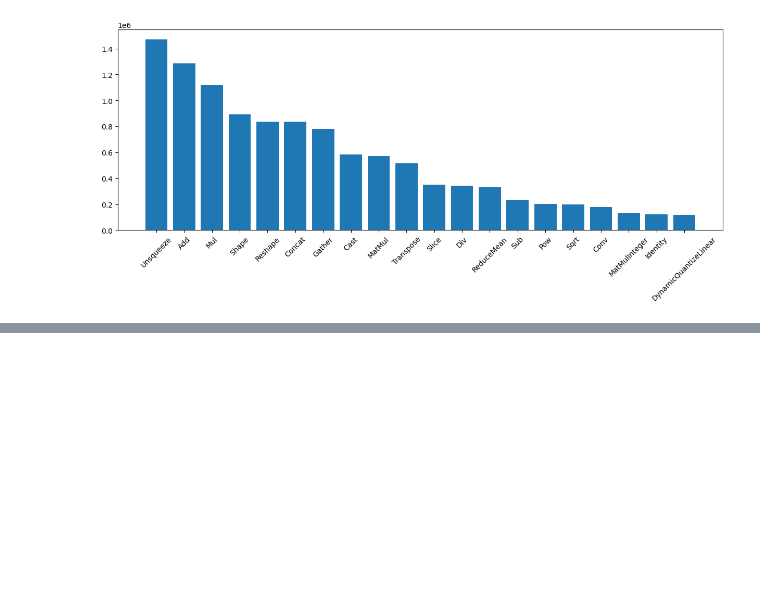
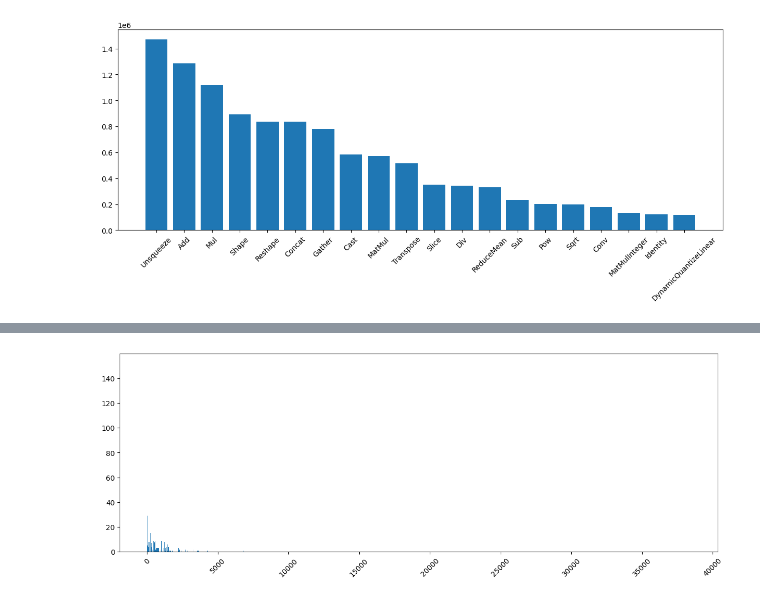
Before and after one commit to wdmdev/EdgeGen, a Jupyter notebook: notebooks/01_younger_exploration.ipynb, the cells around one changed output, grey strips where cells are left out. Saved outputs shown, nothing was run; the diff lists cells and outputs as text; code cells hidden in the pictures; blank space fills up the shorter version.

```diff
--- a/notebooks/01_younger_exploration.ipynb
+++ b/notebooks/01_younger_exploration.ipynb
@@ -93,0 +175,11 @@ plt.show()
+# %%
+# Save trees to tree_list and other to other_list
+tree_idxs = []
+
+for i, graph_path in tqdm(enumerate(graph_paths), total=len(graph_paths)):
+    NN = Network()
+    NN.load(pathlib.Path(graph_path))
+    if nx.is_tree(NN.graph):
+        tree_idxs.append(i)
+
+print(f"Counted trees: {len(tree_idxs)}/{len(graph_paths)}")
@@ -93,0 +192,7 @@ plt.show()
+# %%
+#Analyze depth of the graphs
+depths = []
+for graph_path in tqdm(graph_paths):
+    NN = Network()
+    NN.load(pathlib.Path(graph_path))
+    depths.append(nx.dag_longest_path_length(NN.graph))
@@ -93,0 +211,14 @@ plt.show()
+# %%
+# Count depths
+depth_counter = Counter(depths)
+
+# sort depths descending
+depths_keys = list(depth_counter.keys())
+depths_keys.sort(reverse=True)
+
+# print top X max depths
+top_x = 10
+top_x_depths = depths_keys[:top_x]
+
+for dpt in top_x_depths:
+    print(f"Depth {dpt}: {depth_counter[dpt]}")
@@ -93,0 +236,8 @@ plt.show()
+# %%
+# Plot depth distribution
+plt.figure(figsize=(15,5))
+plt.bar(*zip(*sorted(depth_counter.items())))
+plt.xticks(rotation=45)
+plt.show()
+# %% [output]
+[figure, added]
```
Also changed, not shown: parts of 26 cells of this notebook.
